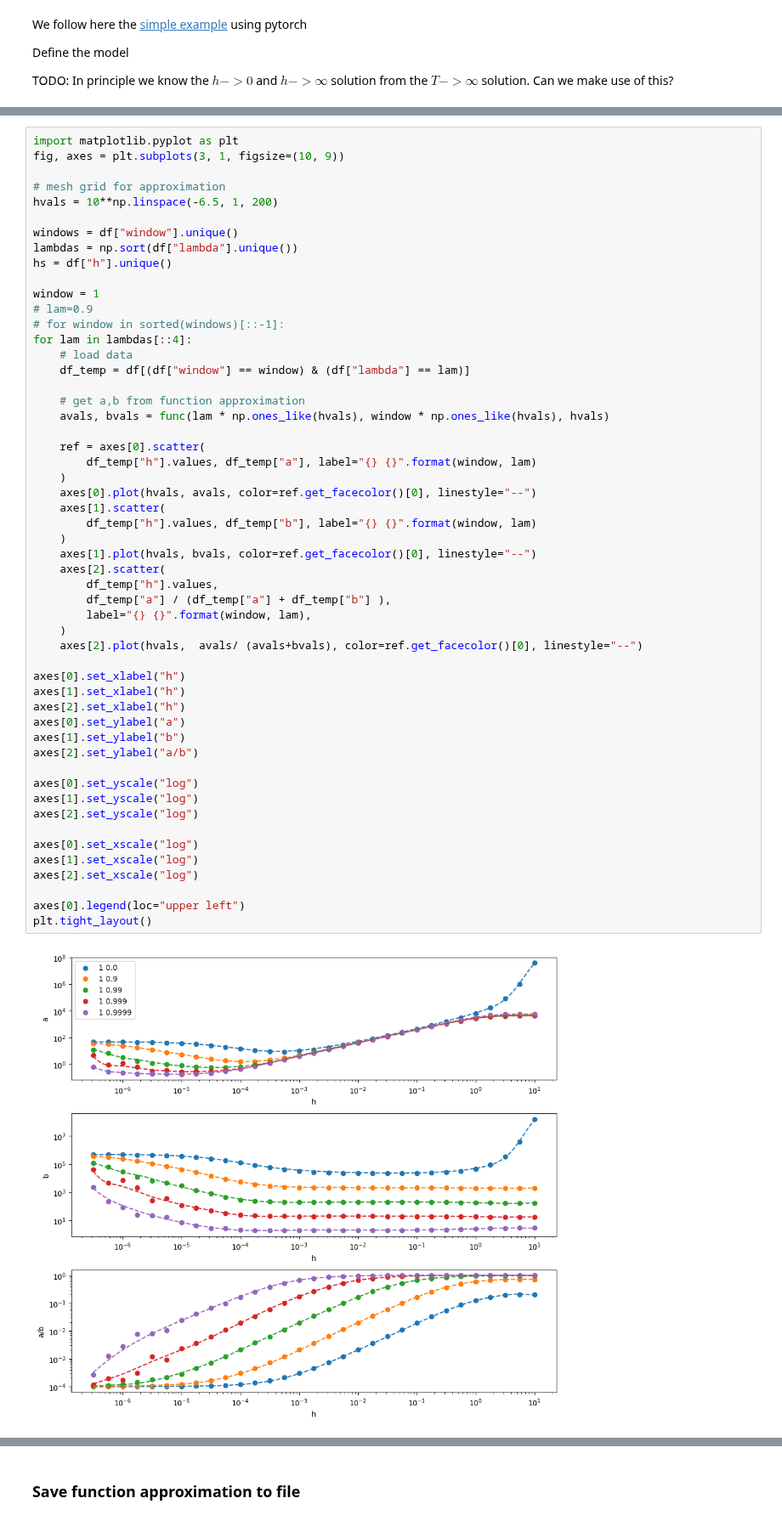
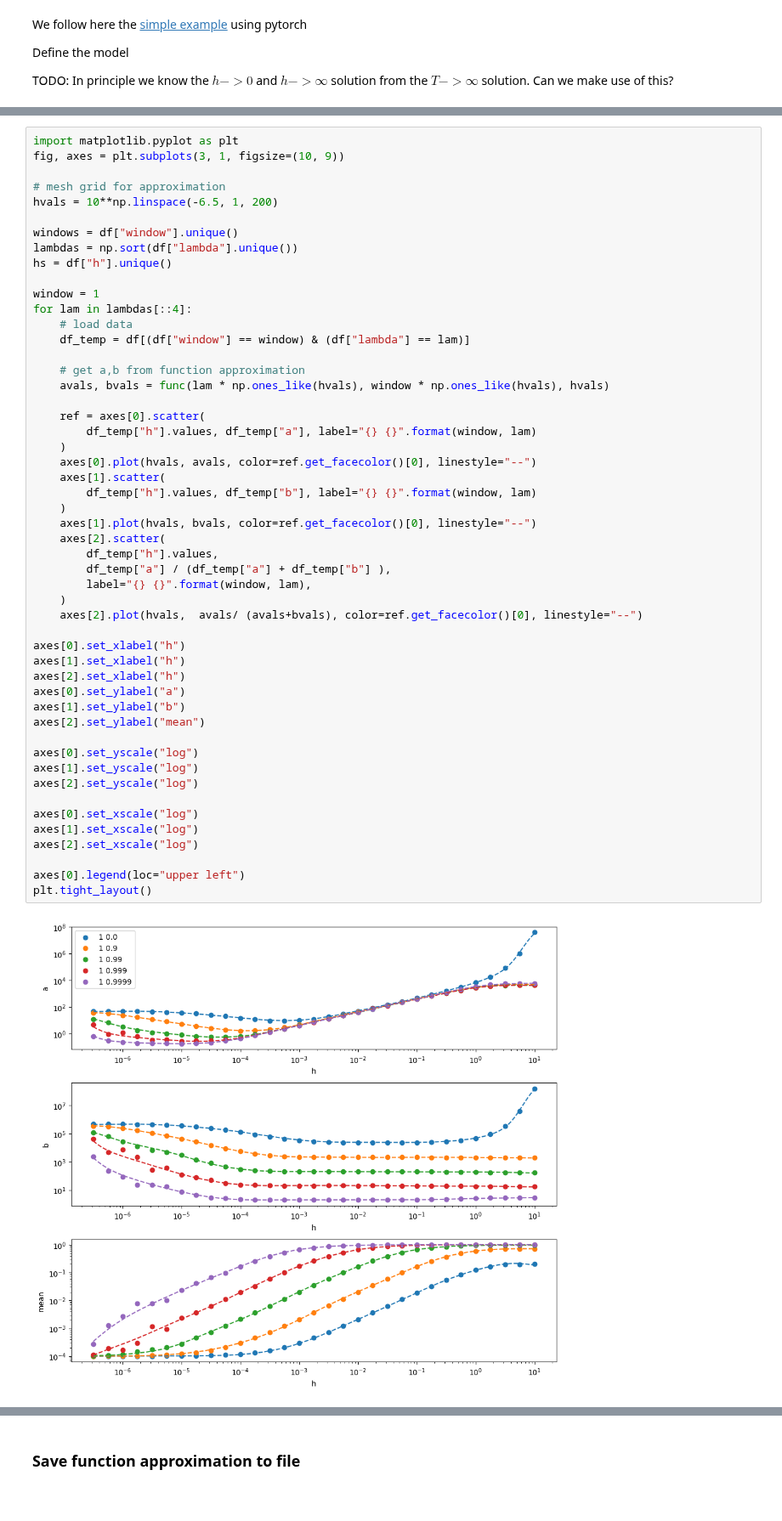
Before and after one commit to sahelazizpour/Finite-Observation-Dynamic-Range, a Jupyter notebook: 0_update/3_train_neural_network.ipynb, the cells around one changed output, grey strips where cells are left out. Shown at 85% size. Drawn from its saved outputs; the diff is of its cells as text.

```diff
--- a/0_update/3_train_neural_network.ipynb
+++ b/0_update/3_train_neural_network.ipynb
@@ -218,8 +218,6 @@ lambdas = np.sort(df["lambda"].unique())
 hs = df["h"].unique()
 
 window = 1
-# lam=0.9
-# for window in sorted(windows)[::-1]:
 for lam in lambdas[::4]:
     # load data
     df_temp = df[(df["window"] == window) & (df["lambda"] == lam)]
@@ -232,32 +230,32 @@ for lam in lambdas[::4]:
     )
     axes[0].plot(hvals, avals, color=ref.get_facecolor()[0], linestyle="--")
     axes[1].scatter(
         df_temp["h"].values, df_temp["b"], label="{} {}".format(window, lam)
     )
     axes[1].plot(hvals, bvals, color=ref.get_facecolor()[0], linestyle="--")
     axes[2].scatter(
         df_temp["h"].values,
         df_temp["a"] / (df_temp["a"] + df_temp["b"] ),
         label="{} {}".format(window, lam),
     )
     axes[2].plot(hvals,  avals/ (avals+bvals), color=ref.get_facecolor()[0], linestyle="--")
 
 axes[0].set_xlabel("h")
 axes[1].set_xlabel("h")
 axes[2].set_xlabel("h")
 axes[0].set_ylabel("a")
 axes[1].set_ylabel("b")
-axes[2].set_ylabel("a/b")
+axes[2].set_ylabel("mean")
 
 axes[0].set_yscale("log")
 axes[1].set_yscale("log")
 axes[2].set_yscale("log")
 
 axes[0].set_xscale("log")
 axes[1].set_xscale("log")
 axes[2].set_xscale("log")
 
 axes[0].legend(loc="upper left")
 plt.tight_layout()
 # %% [output]
-[figure, old version]
+[figure, new version]
```
Also changed, not shown: parts of 4 cells of this notebook, 8 other files.
